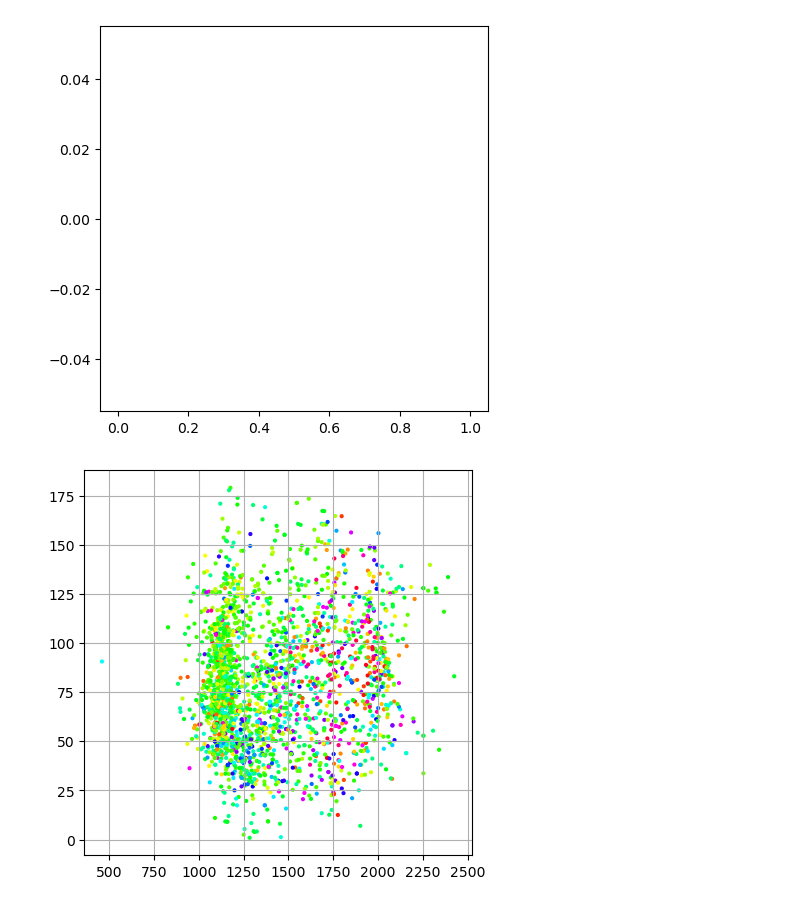
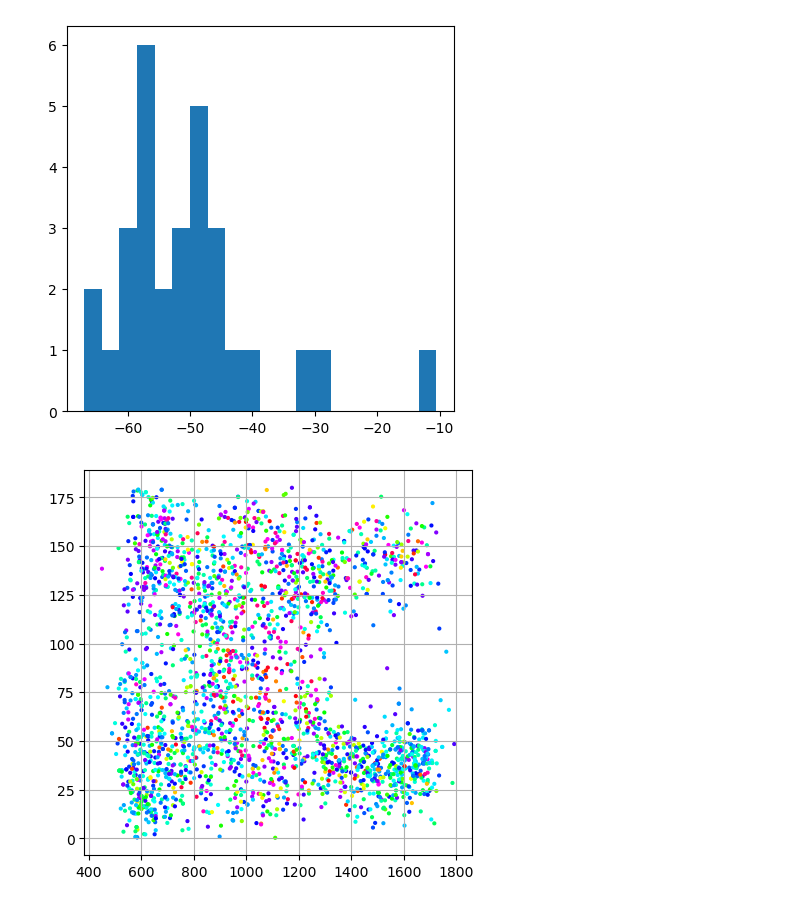
Before and after one commit to aautric/4polarMFM_these, a Jupyter notebook: notebooks_experimental_SLB_Louise/post_process_experimental_result.ipynb, the cells around one changed output. Saved outputs shown, nothing was run; the diff lists cells and outputs as text; code cells hidden in the pictures.

```diff
--- a/notebooks_experimental_SLB_Louise/post_process_experimental_result.ipynb
+++ b/notebooks_experimental_SLB_Louise/post_process_experimental_result.ipynb
@@ -4,7 +4,7 @@ import matplotlib.pyplot as plt
 import os
 from matplotlib.colors import hsv_to_rgb
 # %%
-folder = 'D:/AMAURY/experimental_processed/these_4polar_MFM/N_fixed'
+folder = 'D:/AMAURY/experimental_processed/these_4polar_MFM/0_135_free_offset'
 # %%
 frame, x, y, z, N_photons, offset_proj, offset_proj2, rho, eta, delta, score, x_start, y_start, z_start, rho_start, delta_start, zernx, zerny = [], [], [], [], [], [], [], [], [], [], [], [], [], [], [], [], [], []
 for filename in os.listdir(folder):
@@ -115,14 +115,14 @@ plt.hist(z, bins=100)
 # %%
 plt.rcParams['figure.figsize'] = [5,5]
-op = plt.hist(offset_proj2, bins=20)
+op = plt.hist(offset_proj, bins=20)
 # %% [output]
-[figure, old version]
+[figure, new version]
 # %%
 plt.rcParams['figure.figsize'] = [5,5]
 plt.scatter(z[threshold], eta[threshold], c = rgb_colors, s=4)
 plt.grid()
 # %% [output]
-[figure, old version]
+[figure, new version]
 # %%
 offset_polar = np.zeros(x[threshold].shape)
 offset_polar[:] = np.nan
```
Also changed, not shown: parts of 7 cells of this notebook, 17 other files.
